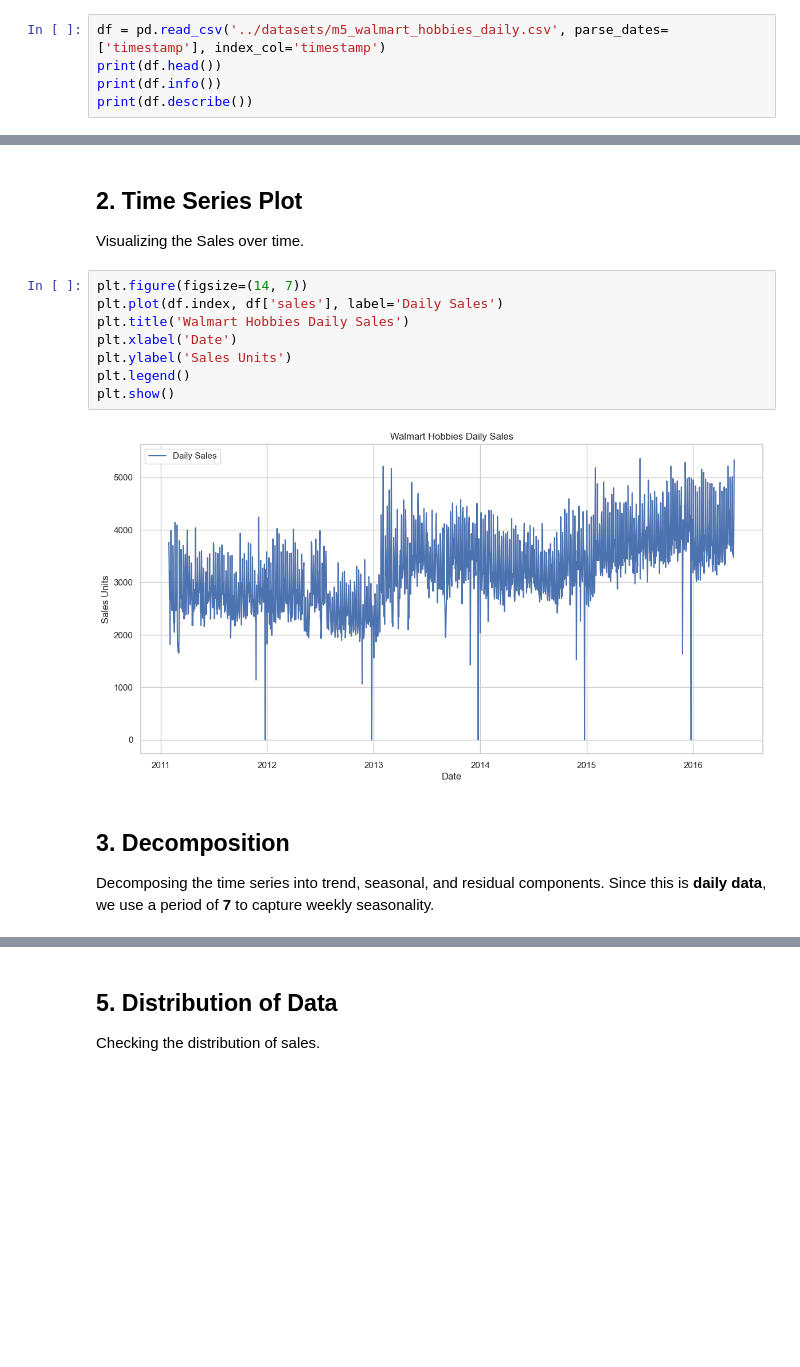
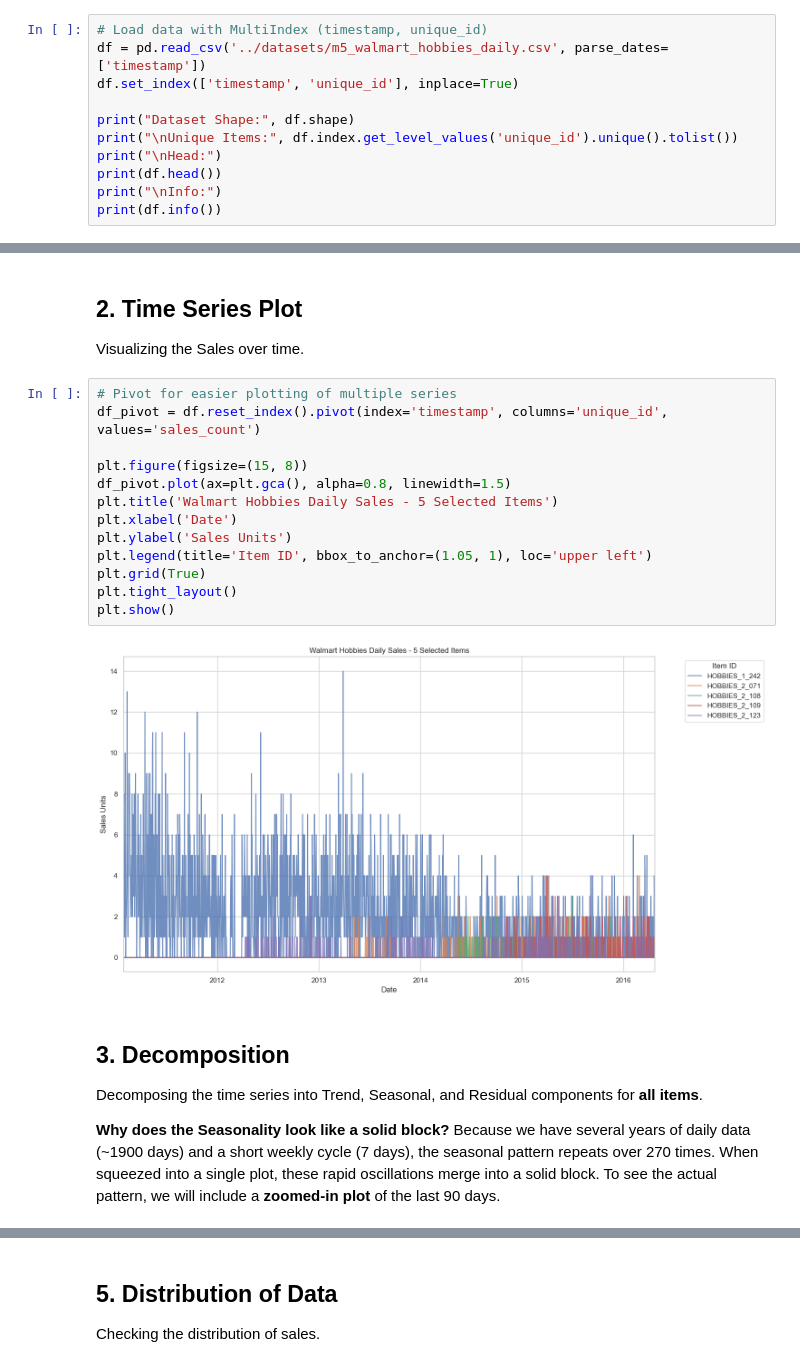
Before and after one commit to ContiHan/Statistika, a Jupyter notebook: exploration_data_analyses/04_eda_m5_walmart_daily.ipynb, the cells around one changed output, grey strips where cells are left out. Cells and saved outputs as stored; diff of their text form; blank space fills up the shorter version.

```diff
--- a/exploration_data_analyses/04_eda_m5_walmart_daily.ipynb
+++ b/exploration_data_analyses/04_eda_m5_walmart_daily.ipynb
@@ -13,8 +13,14 @@ plt.rcParams["figure.figsize"] = (12, 6)
 ## 1. Load Data
 Loading the preprocessed dataset.
 # %%
-df = pd.read_csv('../datasets/m5_walmart_hobbies_daily.csv', parse_dates=['timestamp'], index_col='timestamp')
+# Load data with MultiIndex (timestamp, unique_id)
+df = pd.read_csv('../datasets/m5_walmart_hobbies_daily.csv', parse_dates=['timestamp'])
+df.set_index(['timestamp', 'unique_id'], inplace=True)
+
+print("Dataset Shape:", df.shape)
+print("\nUnique Items:", df.index.get_level_values('unique_id').unique().tolist())
+print("\nHead:")
 print(df.head())
+print("\nInfo:")
 print(df.info())
-print(df.describe())
 # %% [output]
@@ -39,17 +45,24 @@ max    5360.000000     7.000000    12.000000  2016.000000     3.000000
 ## 2. Time Series Plot
 Visualizing the Sales over time.
 # %%
-plt.figure(figsize=(14, 7))
-plt.plot(df.index, df['sales'], label='Daily Sales')
-plt.title('Walmart Hobbies Daily Sales')
+# Pivot for easier plotting of multiple series
+df_pivot = df.reset_index().pivot(index='timestamp', columns='unique_id', values='sales_count')
+
+plt.figure(figsize=(15, 8))
+df_pivot.plot(ax=plt.gca(), alpha=0.8, linewidth=1.5)
+plt.title('Walmart Hobbies Daily Sales - 5 Selected Items')
 plt.xlabel('Date')
 plt.ylabel('Sales Units')
-plt.legend()
+plt.legend(title='Item ID', bbox_to_anchor=(1.05, 1), loc='upper left')
+plt.grid(True)
+plt.tight_layout()
 plt.show()
 # %% [output]
-[figure, old version]
+[figure, new version]
 # %% [markdown]
 ## 3. Decomposition
-Decomposing the time series into trend, seasonal, and residual components.
-Since this is **daily data**, we use a period of **7** to capture weekly seasonality.
+Decomposing the time series into Trend, Seasonal, and Residual components for **all items**.
+
+**Why does the Seasonality look like a solid block?**
+Because we have several years of daily data (~1900 days) and a short weekly cycle (7 days), the seasonal pattern repeats over 270 times. When squeezed into a single plot, these rapid oscillations merge into a solid block. To see the actual pattern, we will include a **zoomed-in plot** of the last 90 days.
 # %%
```
Also changed, not shown: parts of 9 cells of this notebook.
